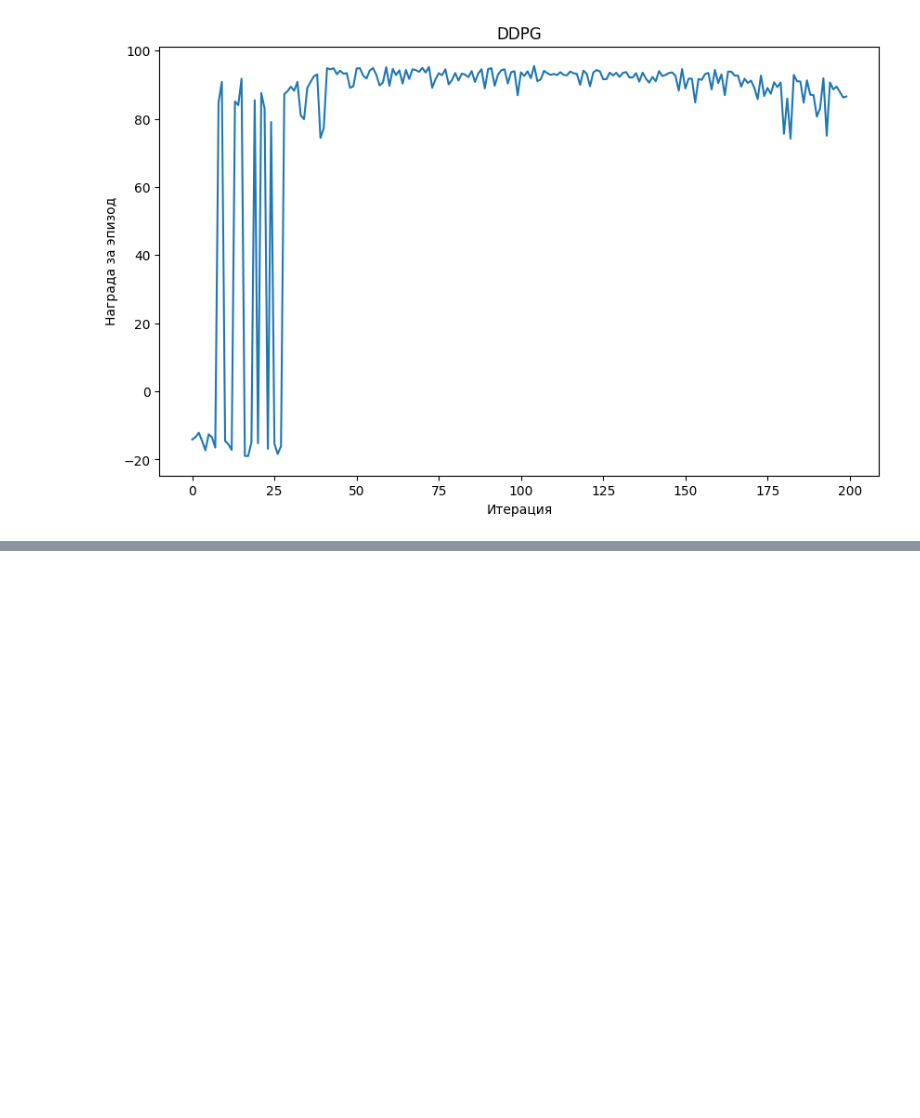
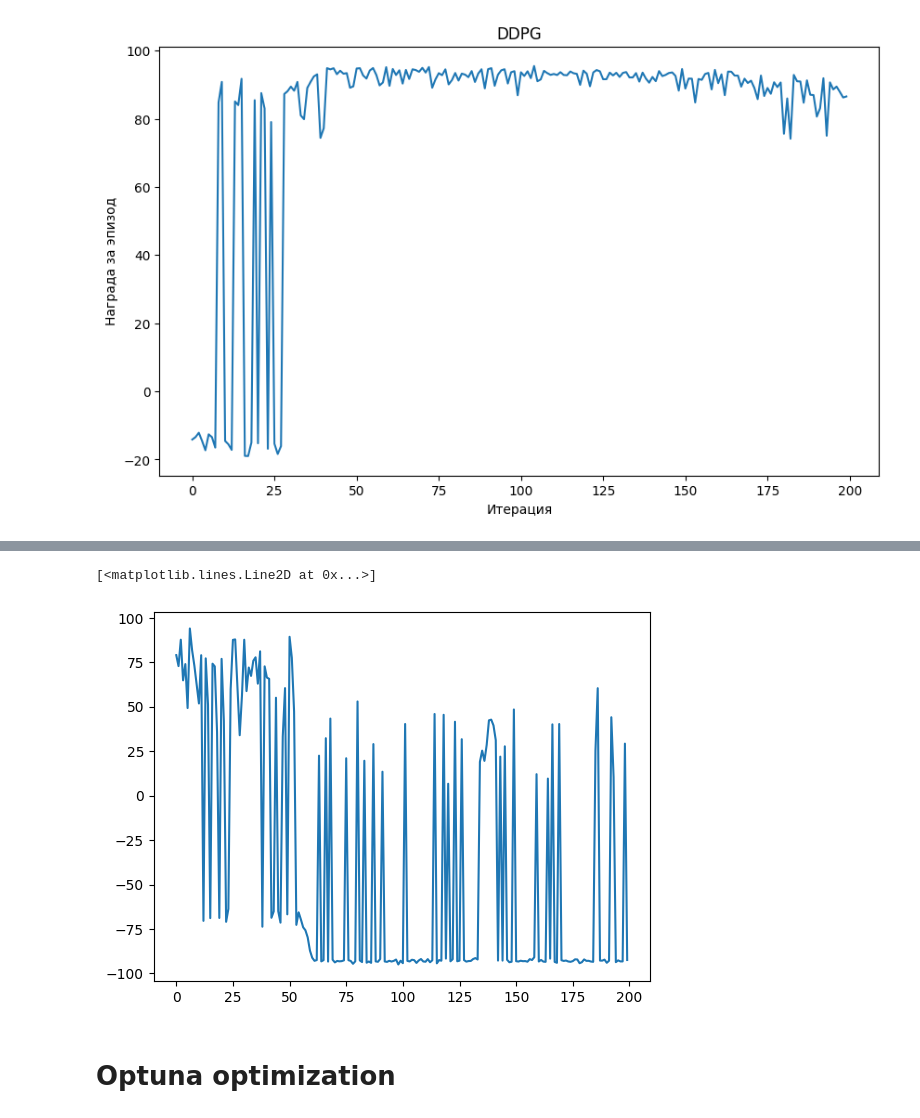
Before and after one commit to Phoenix377ss/RL_MountainCarContinuous, a Jupyter notebook: RL_MountainCarContinuous.ipynb, the cells around one changed output, grey strips where cells are left out. Saved outputs shown, nothing was run; the diff lists cells and outputs as text; code cells hidden in the pictures; blank space fills up the shorter version.

Commit message:
optuna added

```diff
--- a/RL_MountainCarContinuous.ipynb
+++ b/RL_MountainCarContinuous.ipynb
@@ -198,0 +712,5 @@ plt.savefig("graph")
+# %%
+plt.plot(reward_history)
+# %% [output]
+[<matplotlib.lines.Line2D at 0x...>]
+[figure, added]
@@ -198,0 +721,2 @@ plt.savefig("graph")
+# %% [markdown]
+# Optuna optimization
```
Also changed, not shown: parts of 19 cells of this notebook, 1 other file.
